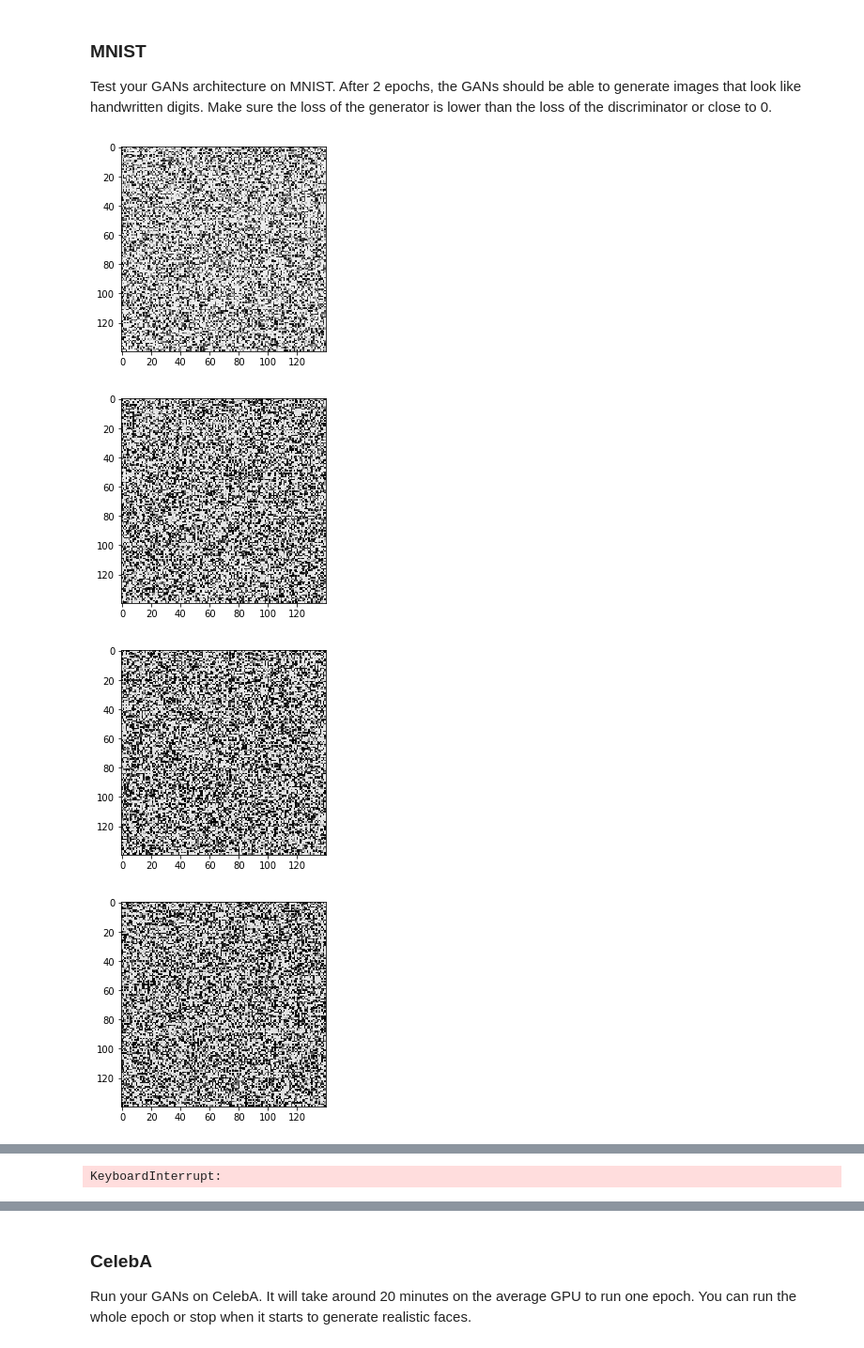
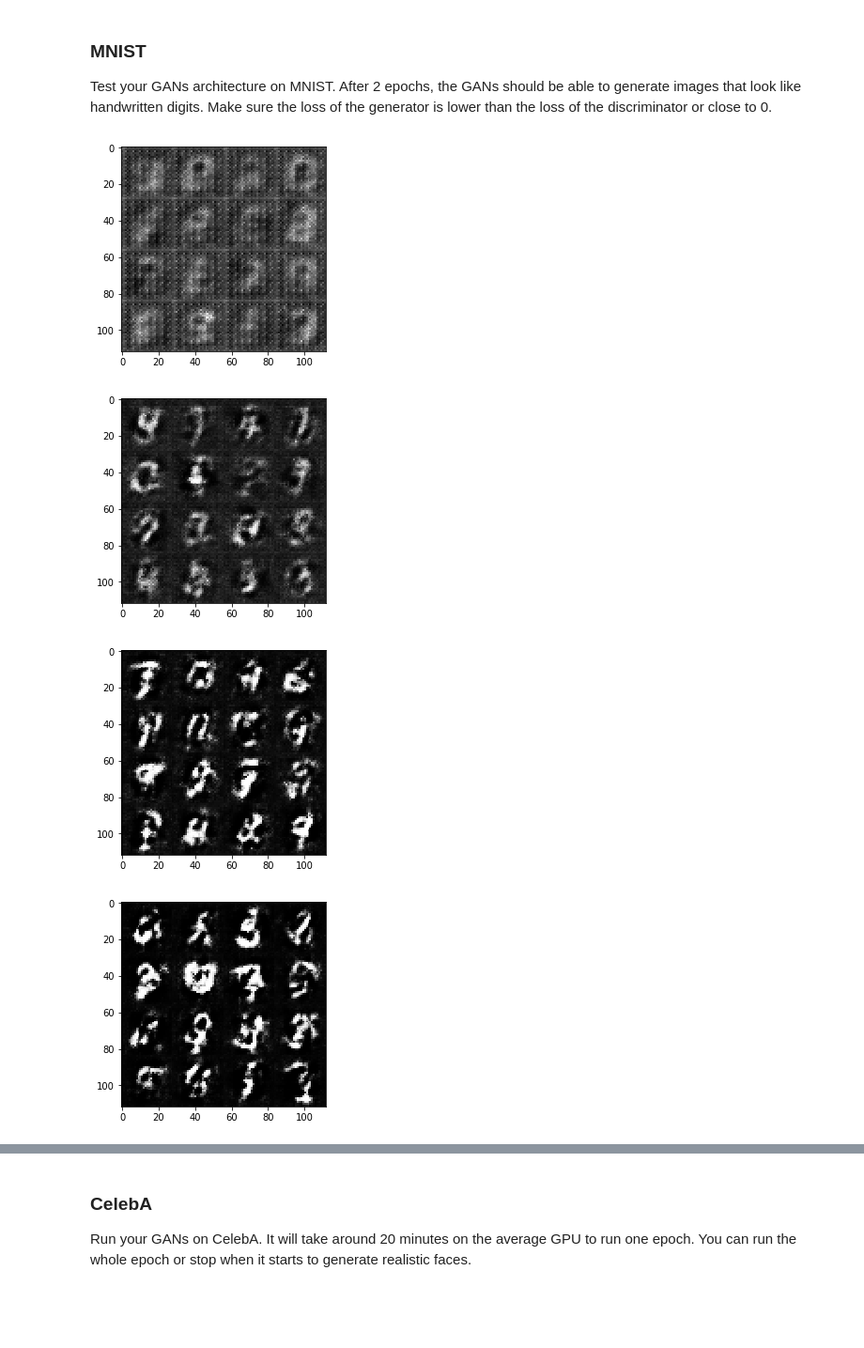
Before and after one commit to heckmanc13/deep-learning, a Jupyter notebook: face_generation/dlnd_face_generation.ipynb, the cells around one changed output, grey strips where cells are left out. Shown at 94% size. Cells and saved outputs as stored; diff of their text form; code cells hidden in the pictures; blank space fills up the shorter version.

Commit message:
first face_generation submission

```diff
--- a/face_generation/dlnd_face_generation.ipynb
+++ b/face_generation/dlnd_face_generation.ipynb
@@ -187,24 +192,27 @@ def generator(z, out_channel_dim, is_train=True):
     reuse = not is_train
 
     with tf.variable_scope('generator', reuse=reuse):
-        # Hidden layer
-        h1 = tf.layers.dense(z, 28*28*out_channel_dim, activation=None)
 
-        #Reshape
-        h1 = tf.reshape(h1, [-1,28,28,out_channel_dim])
+        # First fully connected layer
+        x1 = tf.layers.dense(z, 7*7*512)
+        # Reshape it to start the convolutional stack
+        x1 = tf.reshape(x1, (-1, 7, 7, 512))
+        x1 = tf.layers.batch_normalization(x1, training=is_train)
+        x1 = tf.maximum(alpha * x1, x1)
+        # 7x7x512 now
 
-        #Batch Normalization
-        h1 = tf.layers.batch_normalization(h1, training=is_train)
+        x2 = tf.layers.conv2d_transpose(x1, 256, 5, strides=2, padding='same')
+        x2 = tf.layers.batch_normalization(x2, training=is_train)
+        x2 = tf.maximum(alpha * x2, x2)
+        # 14x14x256 now
 
-        # Leaky ReLU
-        h1 = tf.maximum(alpha * h1, h1)
+        # Output layer
+        logits = tf.layers.conv2d_transpose(x2, out_channel_dim, 5, strides=2, padding='same')
+        # 28x28x3 now
 
-        # Logits and tanh output
-        logits = tf.layers.dense(h1, out_channel_dim, activation=None)
         out = tf.tanh(logits)
 
         return out
-
 
 """
 DON'T MODIFY ANYTHING IN THIS CELL THAT IS BELOW THIS LINE
@@ -334,6 +342,7 @@ def train(epoch_count, batch_size, z_dim, learning_rate, beta1, get_batches, dat
     """
     # TODO: Build Model
     show_every = 100
+    steps = 0
 
     image_width=data_shape[1]
     image_height=data_shape[2]
@@ -358,6 +367,9 @@ def train(epoch_count, batch_size, z_dim, learning_rate, beta1, get_batches, dat
             for batch_images in get_batches(batch_size):
                 # TODO: Train Model
 
+                #Rescale images to be -1,1
+                batch_images = batch_images * 2
+
                 # Sample random noise for G
                 batch_z = np.random.uniform(-1, 1, size=(batch_size, z_dim))
 
@@ -368,33 +380,35 @@ def train(epoch_count, batch_size, z_dim, learning_rate, beta1, get_batches, dat
                                                         z_data: batch_z,
                                                         lr: learning_rate
                                                        })
-                _ = sess.run(g_training_opt, feed_dict={z_data: batch_z,
+                _ = sess.run(g_training_opt, feed_dict={real_input: batch_images,
+                                                        z_data: batch_z,
                                                        lr:learning_rate})
 
 
                 if steps % show_every == 0:
-                    show_generator_output(sess, 25, z_data, image_color_layers, data_image_mode)
+                    show_generator_output(sess, 16, z_data, image_color_layers, data_image_mode)
+#                     d_loss.eval({})
 # %% [markdown]
 ### MNIST
 Test your GANs architecture on MNIST.  After 2 epochs, the GANs should be able to generate images that look like handwritten digits.  Make sure the loss of the generator is lower than the loss of the discriminator or close to 0.
 # %%
 batch_size = 128
-z_dim = 100
+z_dim = 300
 learning_rate = 0.0002
 beta1 = 0.5
 
 
 """
 DON'T MODIFY ANYTHING IN THIS CELL THAT IS BELOW THIS LINE
 """
 epochs = 2
 
 mnist_dataset = helper.Dataset('mnist', glob(os.path.join(data_dir, 'mnist/*.jpg')))
 with tf.Graph().as_default():
     train(epochs, batch_size, z_dim, learning_rate, beta1, mnist_dataset.get_batches,
           mnist_dataset.shape, mnist_dataset.image_mode)
 # %% [output]
-[figure, old version]
+[figure, new version]
-[figure, old version]
+[figure, new version]
-[figure, old version]
+[figure, new version]
-[figure, old version]
+[figure, new version]
@@ -402 +415,0 @@ with tf.Graph().as_default():
-KeyboardInterrupt:
```
Also changed, not shown: parts of 6 cells of this notebook.
